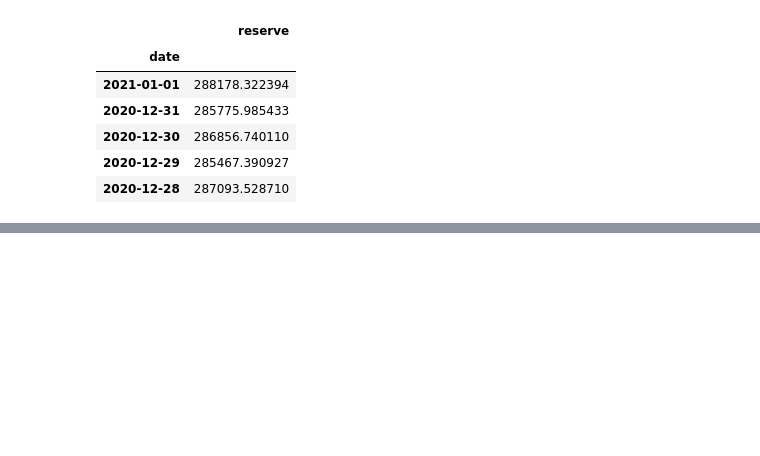
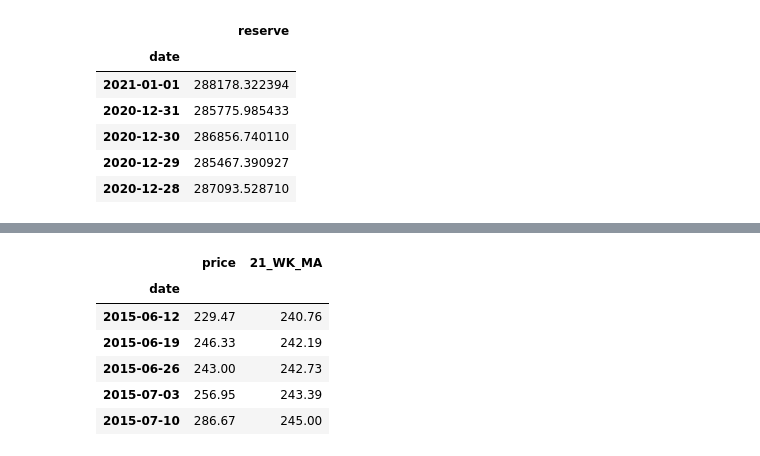
Before and after one commit to nospmah/fintech.group_project, a Jupyter notebook: notebooks/abdull_working.ipynb, the cells around one changed output, grey strips where cells are left out. Cells and saved outputs as stored; diff of their text form; code cells hidden in the pictures; blank space fills up the shorter version.

```diff
--- a/notebooks/abdull_working.ipynb
+++ b/notebooks/abdull_working.ipynb
@@ -131,0 +145,13 @@ test_df.head()
+# %%
+moving_average.isnull()
+moving_average= moving_average.dropna()
+# %%
+moving_average.head()
+# %% [output]
+|  | price | 21_WK_MA |
+| date |  |  |
+| 2015-06-12 | 229.47 | 240.76 |
+| 2015-06-19 | 246.33 | 242.19 |
+| 2015-06-26 | 243.00 | 242.73 |
+| 2015-07-03 | 256.95 | 243.39 |
+| 2015-07-10 | 286.67 | 245.00 |
```
Also changed, not shown: parts of 5 cells of this notebook, 1 other file.
